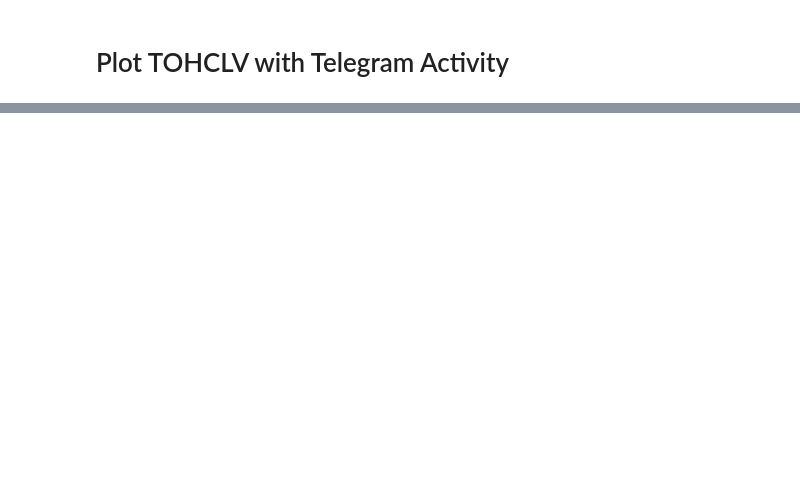
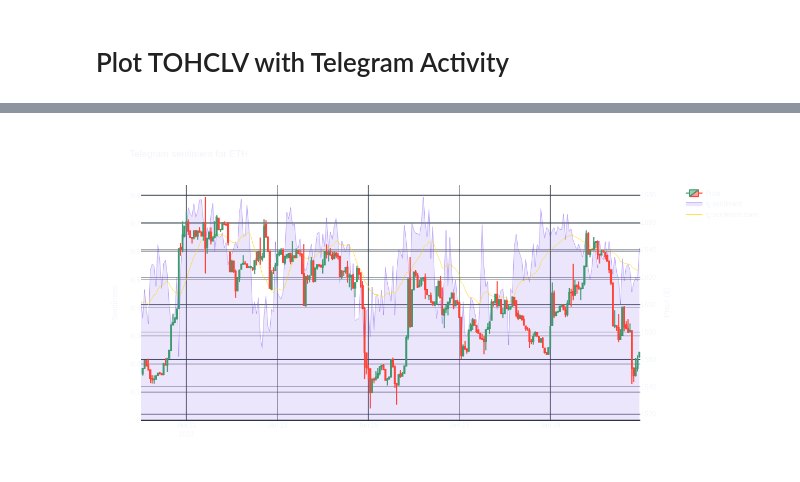
Before and after one commit to QuantNodeAI/quantnote-query-client, a Jupyter notebook: examples/telegram_activity.ipynb, the cells around one changed output, grey strips where cells are left out. Drawn from its saved outputs; the diff is of its cells as text; code cells hidden in the pictures; blank space fills up the shorter version.

```diff
--- a/examples/telegram_activity.ipynb
+++ b/examples/telegram_activity.ipynb
@@ -170,0 +178,10 @@ fig.show("png")
+# %%
+sent_query = """SELECT date_trunc('hour', created_at) as time, avg(emotion) as sentiment
+FROM pubs.telegram.messages
+where created_at >= timestamp '2023-01-20'
+  and created_at <= timestamp '2023-01-31'
+  and contains(tags, 'eth')
+group by 1
+order by 1;"""
+
+sent = client.get_data_response(sent_query)
@@ -170,0 +191,6 @@ fig.show("png")
+# %%
+sent['time'] = pd.to_datetime(sent['time'])
+sent.set_index('time')
+sent['sentiment'] = pd.to_numeric(sent['sentiment'])
+sent['ewm'] = sent['sentiment'].ewm(span=20,min_periods=0,adjust=False,ignore_na=False).mean()
+sent
@@ -170,0 +211,46 @@ fig.show("png")
+# %%
+fig = make_subplots(specs=[[{"secondary_y": True}]])
+
+candlestick = go.Candlestick(
+    x=tohlcv_resp['time'],
+    open=tohlcv_resp['open_stable'],
+    high=tohlcv_resp['high_stable'],
+    low=tohlcv_resp['low_stable'],
+    close=tohlcv_resp['close_stable'],
+    name="Price"
+)
+
+tg_sentiment = go.Scatter(x=sent['time'],
+                         y=sent['sentiment'],
+                         name="tg sentiment",
+                         mode='lines',
+                         line=dict(width=0.5, color='rgb(131, 90, 241)'),
+                         fill='tozeroy',
+                         fillcolor='rgba(131, 90, 241, 0.15)'
+                         )
+tg_sentiment_ewm = go.Scatter(x=sent['time'],
+                         y=sent['ewm'],
+                         name="tg sentiment ewm",
+                         mode='lines',
+                         line=dict(width=0.8, color='gold')
+                         )
+
+fig.add_trace(candlestick, secondary_y=True)
+fig.add_trace(tg_sentiment, secondary_y=False)
+fig.add_trace(tg_sentiment_ewm, secondary_y=False)
+
+fig.update_layout(
+    width=1200, height=600,
+    title="Telegram sentiment for ETH",
+    paper_bgcolor='rgba(0,0,0,0)',
+    plot_bgcolor='rgba(0,0,0,0)',
+    xaxis_rangeslider_visible=False
+)
+
+# Set y-axes titles
+fig.update_yaxes(title_text="Sentiment", secondary_y=False)
+fig.update_yaxes(title_text="Price ($)", secondary_y=True)
+
+fig.show("png")
+# %% [output]
+[figure, added]
```
Also changed, not shown: parts of 9 cells of this notebook, 1 other file.
